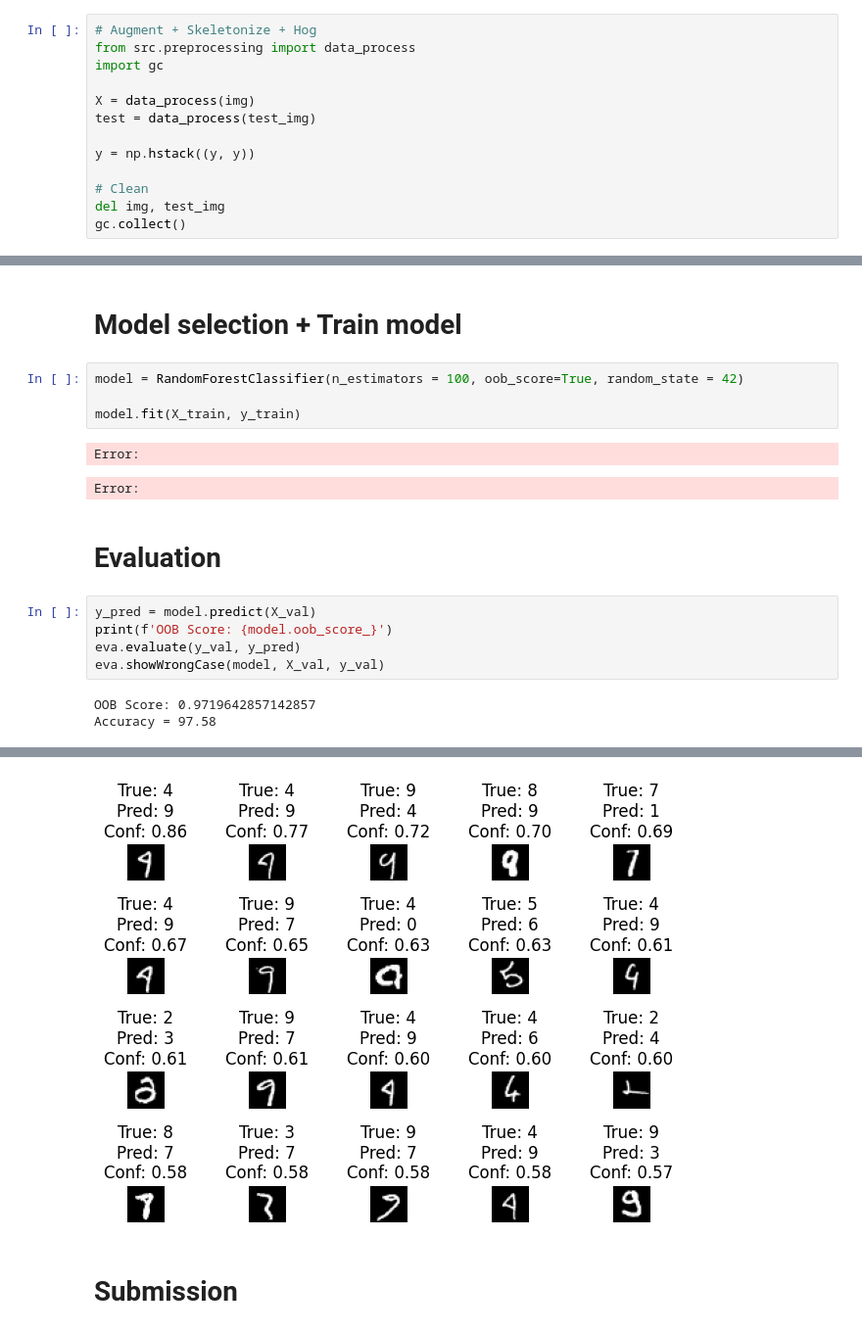
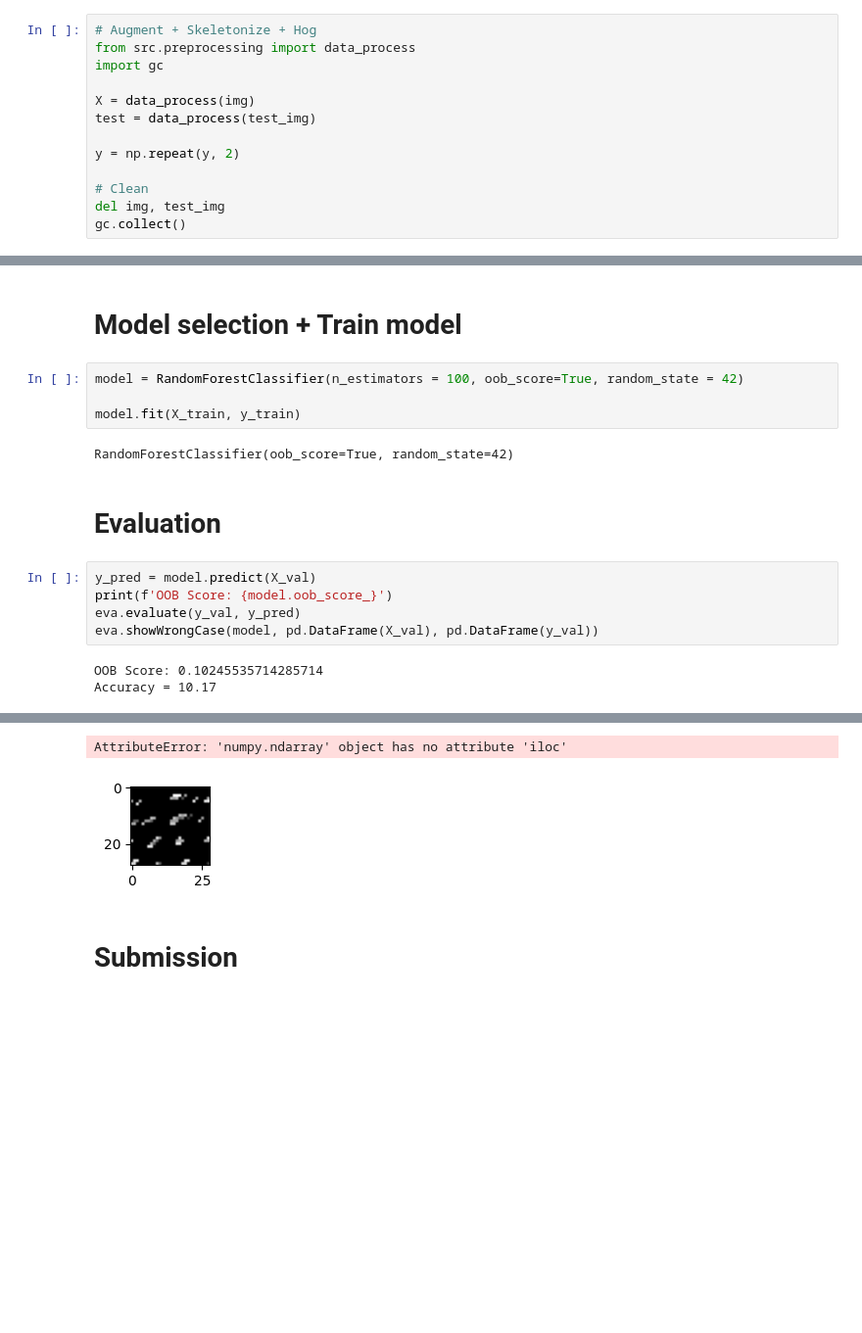
Before and after one commit to Sirius-Siru/digit_recognizer, a Jupyter notebook: notebooks/02_baseline.ipynb, the cells around one changed output, grey strips where cells are left out. Shown at 98% size. Drawn from its saved outputs; the diff is of its cells as text; blank space fills up the shorter version.

```diff
--- a/notebooks/02_baseline.ipynb
+++ b/notebooks/02_baseline.ipynb
@@ -77,7 +83,7 @@ import gc
 X = data_process(img)
 test = data_process(test_img)
 
-y = np.hstack((y, y))
+y = np.repeat(y, 2)
 
 # Clean
 del img, test_img
@@ -109,15 +109,14 @@ model = RandomForestClassifier(n_estimators = 100, oob_score=True, random_state
 
 model.fit(X_train, y_train)
 # %% [output]
-Error:
+RandomForestClassifier(oob_score=True, random_state=42)
-Error:
 # %% [markdown]
 # Evaluation
 # %%
 y_pred = model.predict(X_val)
 print(f'OOB Score: {model.oob_score_}')
 eva.evaluate(y_val, y_pred)
-eva.showWrongCase(model, X_val, y_val)
+eva.showWrongCase(model, pd.DataFrame(X_val), pd.DataFrame(y_val))
 # %% [output]
-OOB Score: 0.9719642857142857
-Accuracy = 97.58
+OOB Score: 0.10245535714285714
+Accuracy = 10.17
@@ -125,4 +124,5 @@ Accuracy = 97.58
+AttributeError: 'numpy.ndarray' object has no attribute 'iloc'
-[figure, old version]
+[figure, new version]
 # %% [markdown]
 # Submission
 # %% [markdown]
```
Also changed, not shown: parts of 6 cells of this notebook.
